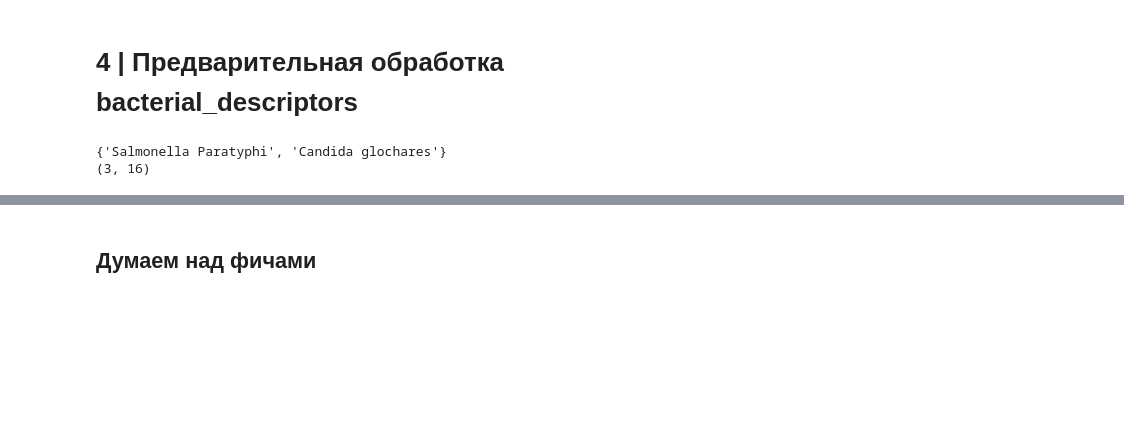
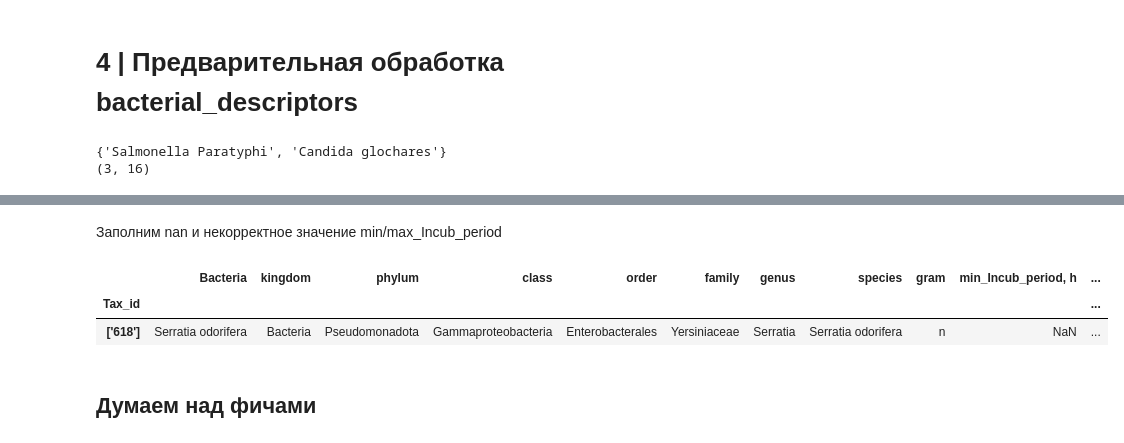
Before and after one commit to vahahahart/hackathon_team_3, a Jupyter notebook: final_NP.ipynb, the cells around one changed output, grey strips where cells are left out. Cells and saved outputs as stored; diff of their text form; code cells hidden in the pictures; blank space fills up the shorter version.

```diff
--- a/final_NP.ipynb
+++ b/final_NP.ipynb
@@ -445,3 +488,13 @@ df = df[~(df['Bacteria'] == 'Candida glochares') | (df['Bacteria'] == 'Salmonell
+# %%
+df_bac.loc[df_bac.gram.isna()] = 'p'
+# %% [markdown]
+Заполним nan и некорректное значение min/max_Incub_period
+# %%
+df_bac[df_bac['max_Incub_period, h'].isna()]
+# %% [output]
+|  | Bacteria | kingdom | phylum | class | order | family | genus | species | gram | min_Incub_period, h | ... |
+| Tax_id |  |  |  |  |  |  |  |  |  |  | ... |
+| ['618'] | Serratia odorifera | Bacteria | Pseudomonadota | Gammaproteobacteria | Enterobacterales | Yersiniaceae | Serratia | Serratia odorifera | n | NaN | ... |
 # %% [markdown]
 ## Думаем над фичами
 # %% [markdown]
```
Also changed, not shown: parts of 15 cells of this notebook.
